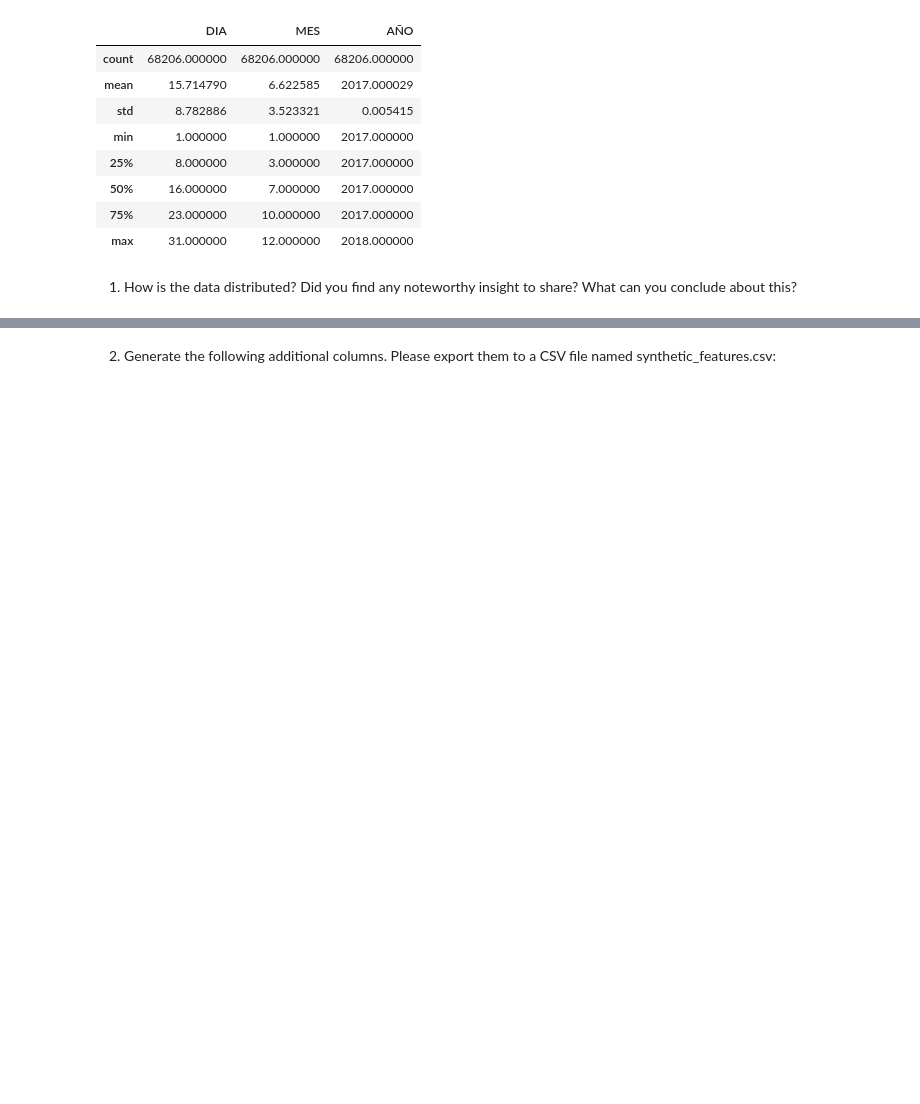
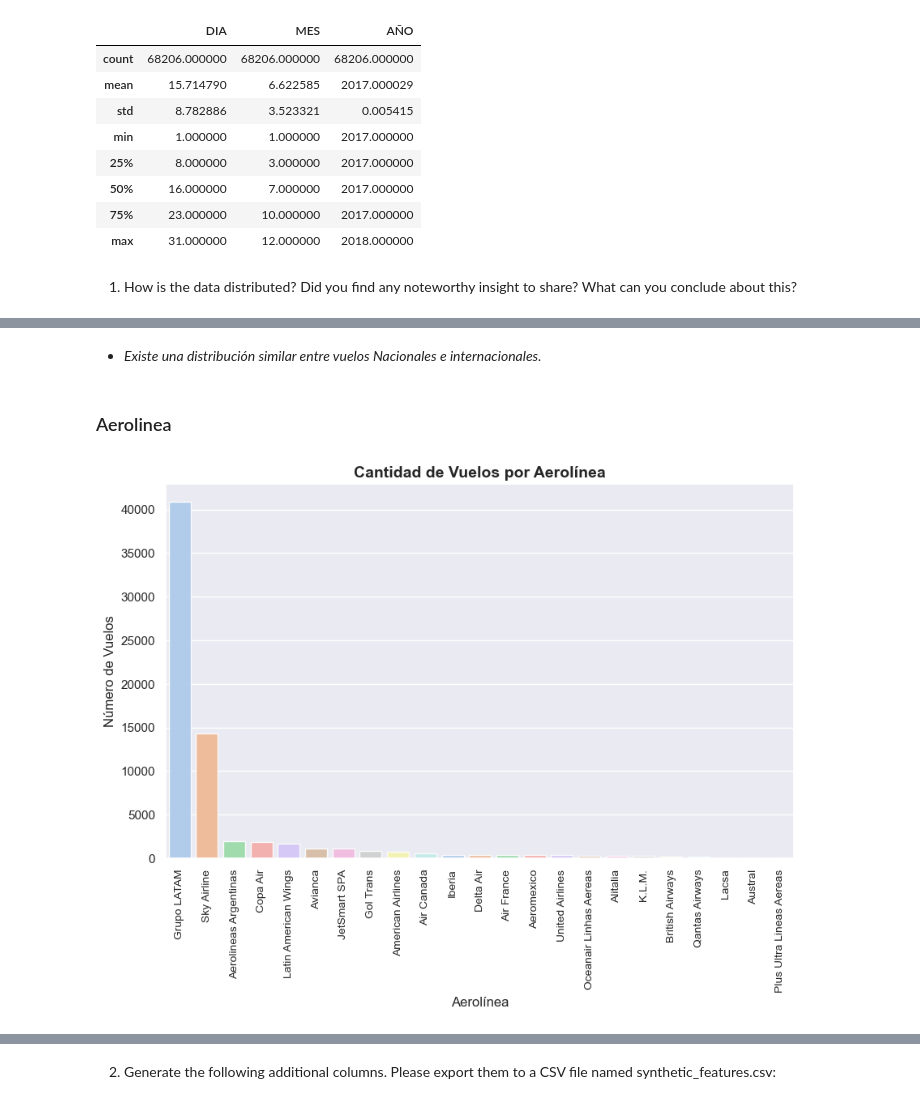
Before and after one commit to Bomblox/Challenge-Data-Scientist, a Jupyter notebook: Challenge.ipynb, the cells around one changed output, grey strips where cells are left out. Drawn from its saved outputs; the diff is of its cells as text; code cells hidden in the pictures; blank space fills up the shorter version.

```diff
--- a/Challenge.ipynb
+++ b/Challenge.ipynb
@@ -70,0 +120,25 @@ df.describe()
+# %% [markdown]
+* *Existe una distribución similar entre vuelos Nacionales e internacionales.*
+# %% [markdown]
+### Aerolinea
+# %%
+aerolinea = df['OPERA'].value_counts()
+
+# Establecer el tamaño de la figura
+plt.figure(figsize=(10, 6))
+
+# Colores personalizados
+colores = sns.color_palette('pastel')[:len(aerolinea)]
+
+sns.barplot(aerolinea.index, aerolinea.values, palette=colores, alpha=0.9)
+
+plt.title('Cantidad de Vuelos por Aerolínea', fontsize=14, fontweight='bold')
+plt.ylabel('Número de Vuelos', fontsize=12)
+plt.xlabel('Aerolínea', fontsize=12)
+
+# Ajustar el tamaño de las etiquetas del eje x y rotarlas 90 grados para mayor legibilidad
+plt.xticks(rotation=90, fontsize=10)
+
+plt.show()
+# %% [output]
+[figure, added]
```
Also changed, not shown: parts of 18 cells of this notebook.
